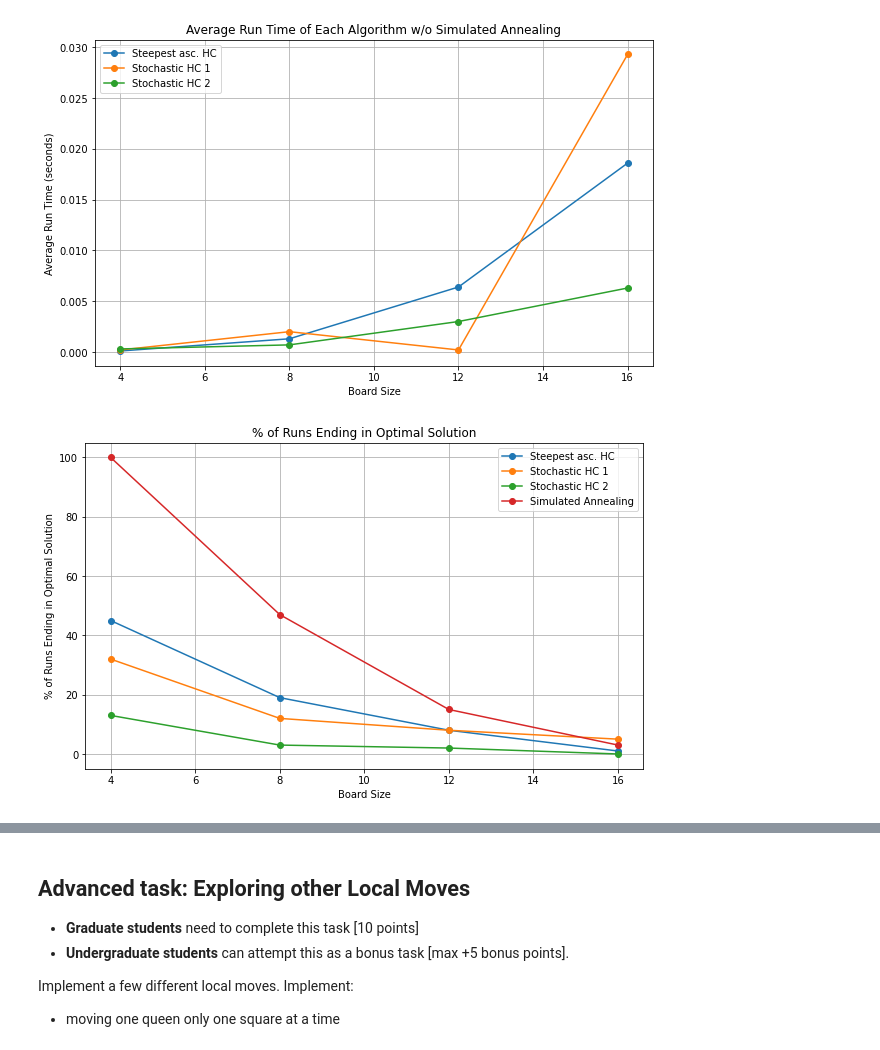
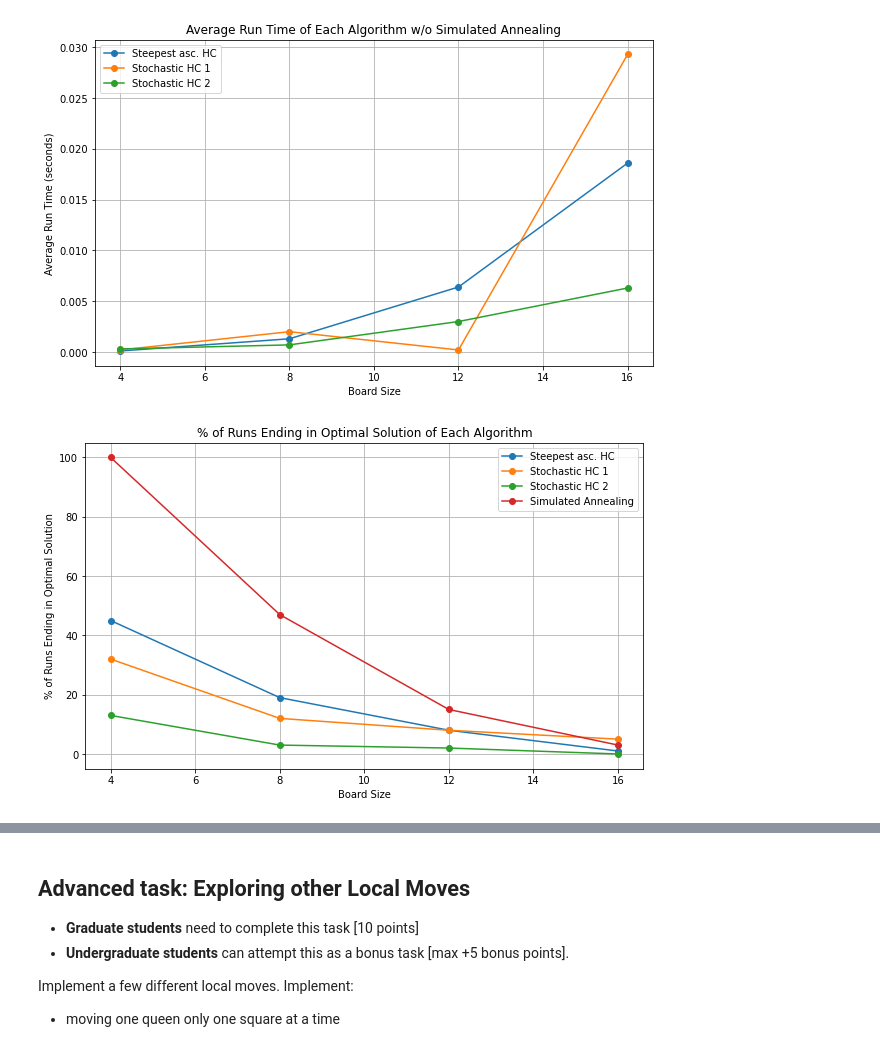
Before and after one commit to chirschbrich/n_queens, a Jupyter notebook: n_queens.ipynb, the cells around one changed output, grey strips where cells are left out. Saved outputs shown, nothing was run; the diff lists cells and outputs as text; code cells hidden in the pictures.

```diff
--- a/n_queens.ipynb
+++ b/n_queens.ipynb
@@ -603,23 +638,23 @@ plt.show()
 # %%
 # Data for plotting
 optimal_solutions = [
     [45, 19, 8, 1],  # Steepest asc. HC
     [32, 12, 8, 5],  # Stochastic HC 1
     [13, 3, 2, 0],   # Stochastic HC 2
     [100, 47, 15, 3] # Simulated Annealing
 ]
 
 # Plotting
 algorithms = ['Steepest asc. HC', 'Stochastic HC 1', 'Stochastic HC 2', 'Simulated Annealing']
 plt.figure(figsize=(10, 6))
 for i, algorithm in enumerate(algorithms):
     plt.plot(board_sizes, optimal_solutions[i], marker='o', label=algorithm)
 
 plt.xlabel('Board Size')
 plt.ylabel('% of Runs Ending in Optimal Solution')
-plt.title('% of Runs Ending in Optimal Solution')
+plt.title('% of Runs Ending in Optimal Solution of Each Algorithm')
 plt.legend()
 plt.grid(True)
 plt.show()
 # %% [output]
-[figure, old version]
+[figure, new version]
```
Also changed, not shown: parts of 5 cells of this notebook.
